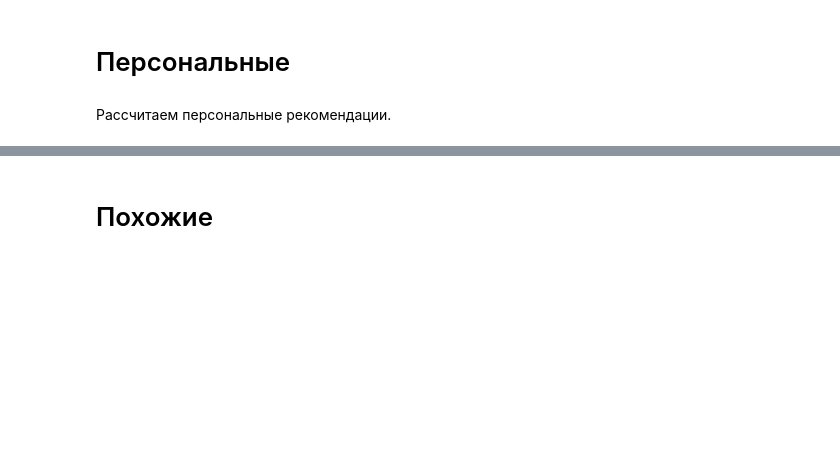
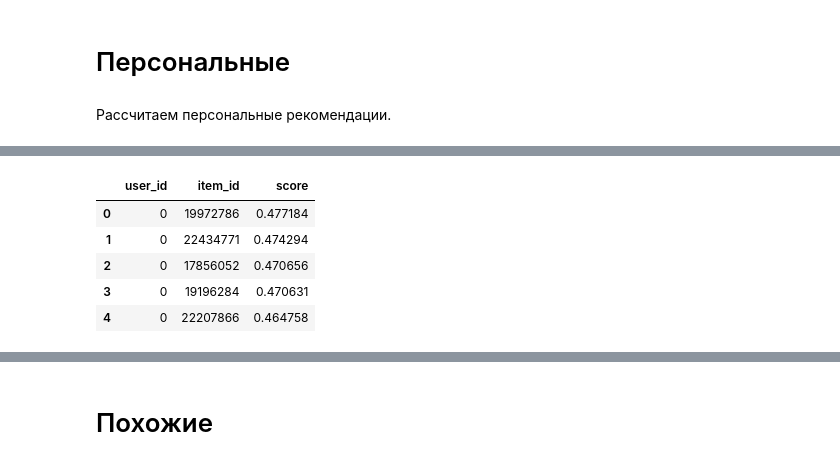
Before and after one commit to AlexChudinov/mle-project-sprint-4-v001, a Jupyter notebook: recommendations.ipynb, the cells around one changed output, grey strips where cells are left out. Saved outputs shown, nothing was run; the diff lists cells and outputs as text; code cells hidden in the pictures; blank space fills up the shorter version.

```diff
--- a/recommendations.ipynb
+++ b/recommendations.ipynb
@@ -648,0 +632,11 @@ Everything is up to date.
+# %%
+als_recommendations = pd.read_parquet(output_recommendations_path / "personal_als.parquet")
+als_recommendations["item_id"] = als_recommendations["item_id"].astype("int32")
+als_recommendations.head()
+# %% [output]
+|  | user_id | item_id | score |
+| 0 | 0 | 19972786 | 0.477184 |
+| 1 | 0 | 22434771 | 0.474294 |
+| 2 | 0 | 17856052 | 0.470656 |
+| 3 | 0 | 19196284 | 0.470631 |
+| 4 | 0 | 22207866 | 0.464758 |
```
Also changed, not shown: parts of 7 cells of this notebook.
